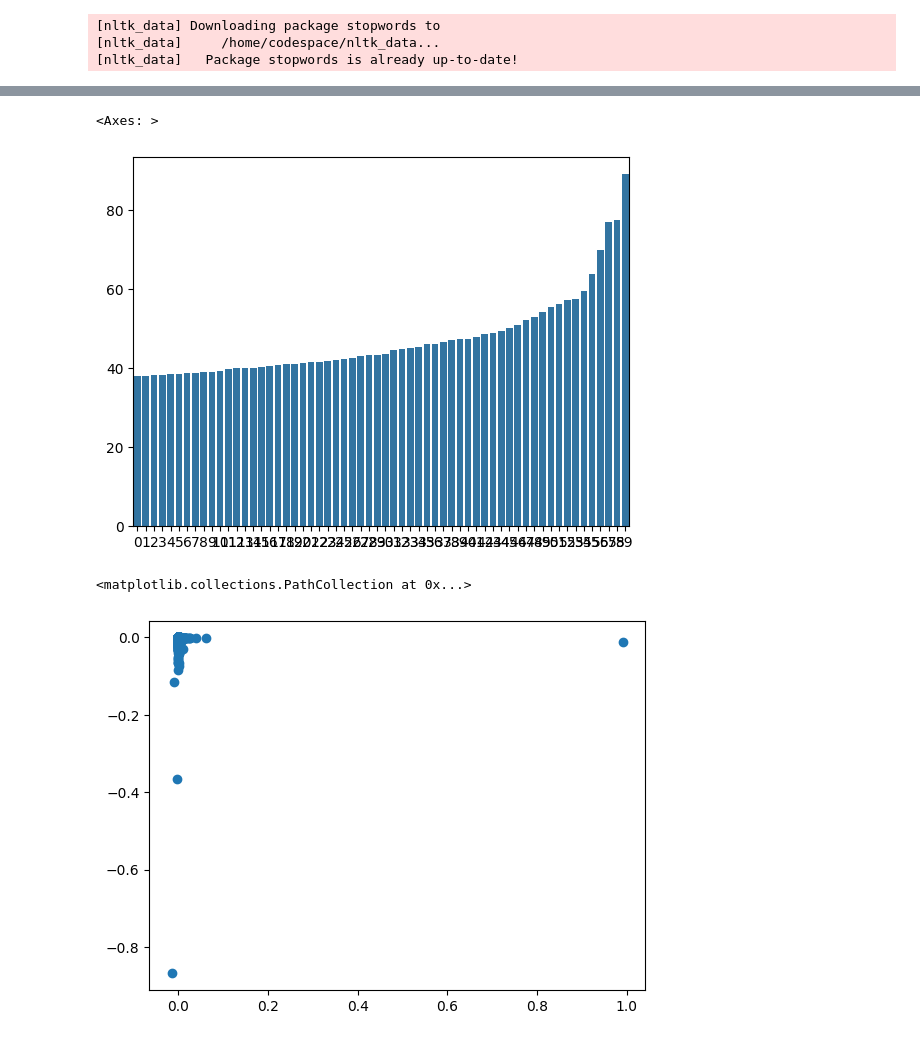
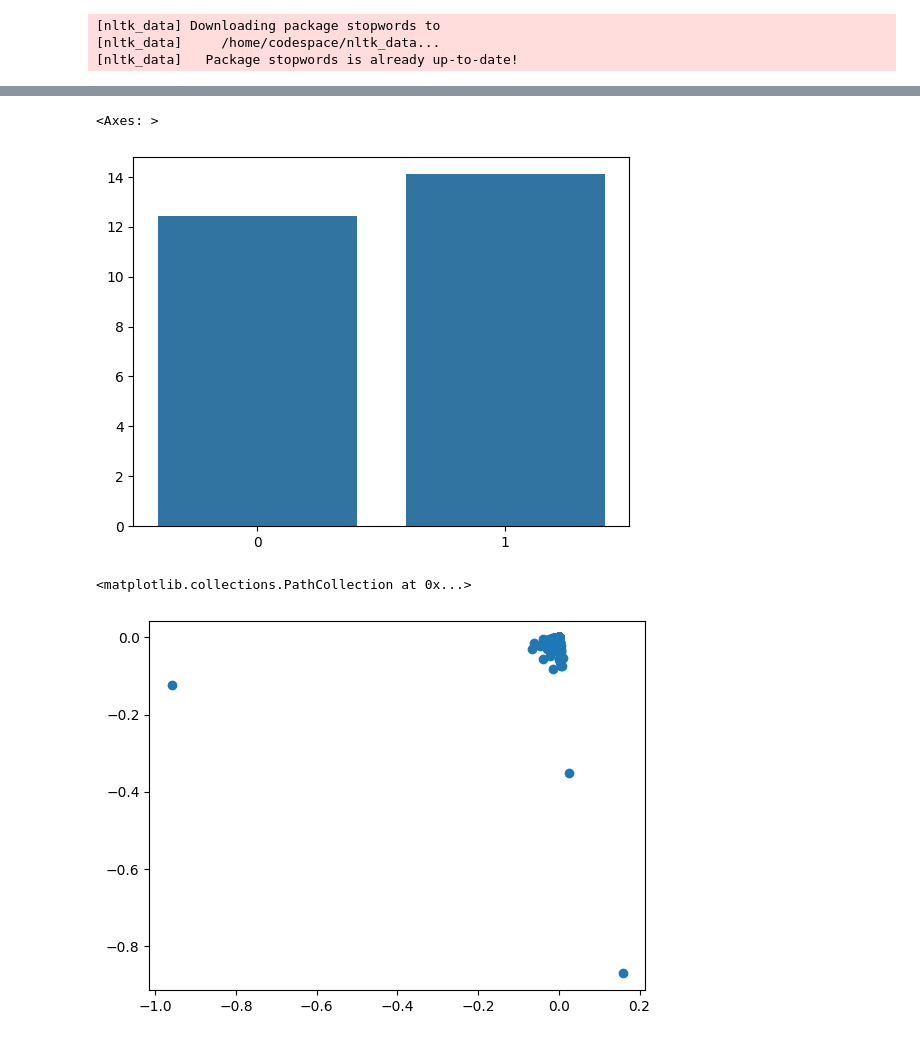
Before and after one commit to Using-Namespace-System/DensePMIWordVectors, a Jupyter notebook: notebooks/document-term-matrix.ipynb, the cells around one changed output, grey strips where cells are left out. Drawn from its saved outputs; the diff is of its cells as text; code cells hidden in the pictures.

```diff
--- a/notebooks/document-term-matrix.ipynb
+++ b/notebooks/document-term-matrix.ipynb
@@ -25,6 +25,7 @@ df['tokenized'] = df.headline_text.str.split(' ')
 
 df['length'] = df.tokenized.map(len)
 df = df.loc[df.length > 1]
+df=df.sample(frac=0.025)
 # %% [output]
 [nltk_data] Downloading package stopwords to
 [nltk_data]     /home/codespace/nltk_data...
@@ -42,7 +43,9 @@ ex = ex.loc[~ex.tokenized.isin(stopwords_set)]
 
 dictionary = ex.tokenized.drop_duplicates().sample(frac=1)
 
-dictionary = pd.Series(dictionary.tolist(), name='words')
+words = dictionary.tolist()
+
+dictionary = pd.Series(words, name='words')
 
 dictionary = dictionary.to_frame()
 
@@ -102,7 +107,7 @@ sparse_doc_word_matrix_visualization.spy(sparse_doc_word_matrix, markersize=0.00
 
 normalized_sparse_doc_word_matrix = normalize(sparse_doc_word_matrix)
 
-documents, concepts, terms = svds(normalized_sparse_doc_word_matrix, k=60)
+documents, concepts, terms = svds(normalized_sparse_doc_word_matrix, k=2)
 
 
 fig = figure()
@@ -111,15 +116,19 @@ singular_values = fig.add_subplot(1,1,1)
 sns.barplot(ax=singular_values,x=list(range(len(concepts))),y=concepts)
 # %% [output]
 <Axes: >
-[figure, old version]
+[figure, new version]
 # %%
 
 normalized_terms = normalize(terms)
 
-svd_terms_visualizatinon = plt.scatter(normalized_terms[56],normalized_terms[59])
+concept1 = normalized_terms[0]
+
+concept2 = normalized_terms[1]
+
+svd_terms_visualizatinon = plt.scatter(concept1,concept2)
 
 svd_terms_visualizatinon
 # %% [output]
 <matplotlib.collections.PathCollection at 0x...>
-[figure, old version]
+[figure, new version]
 # %%
```
Also changed, not shown: parts of 4 cells of this notebook.
